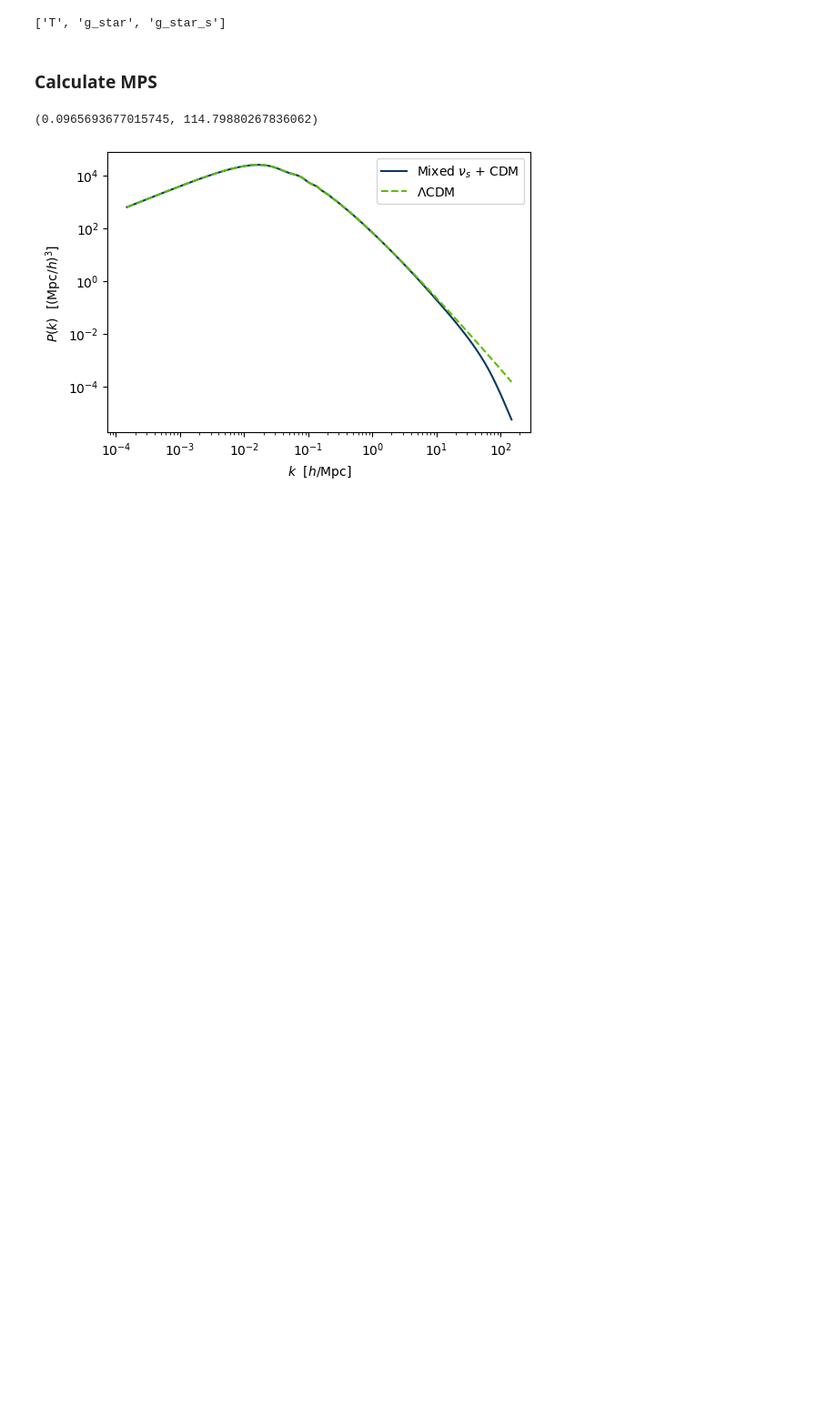
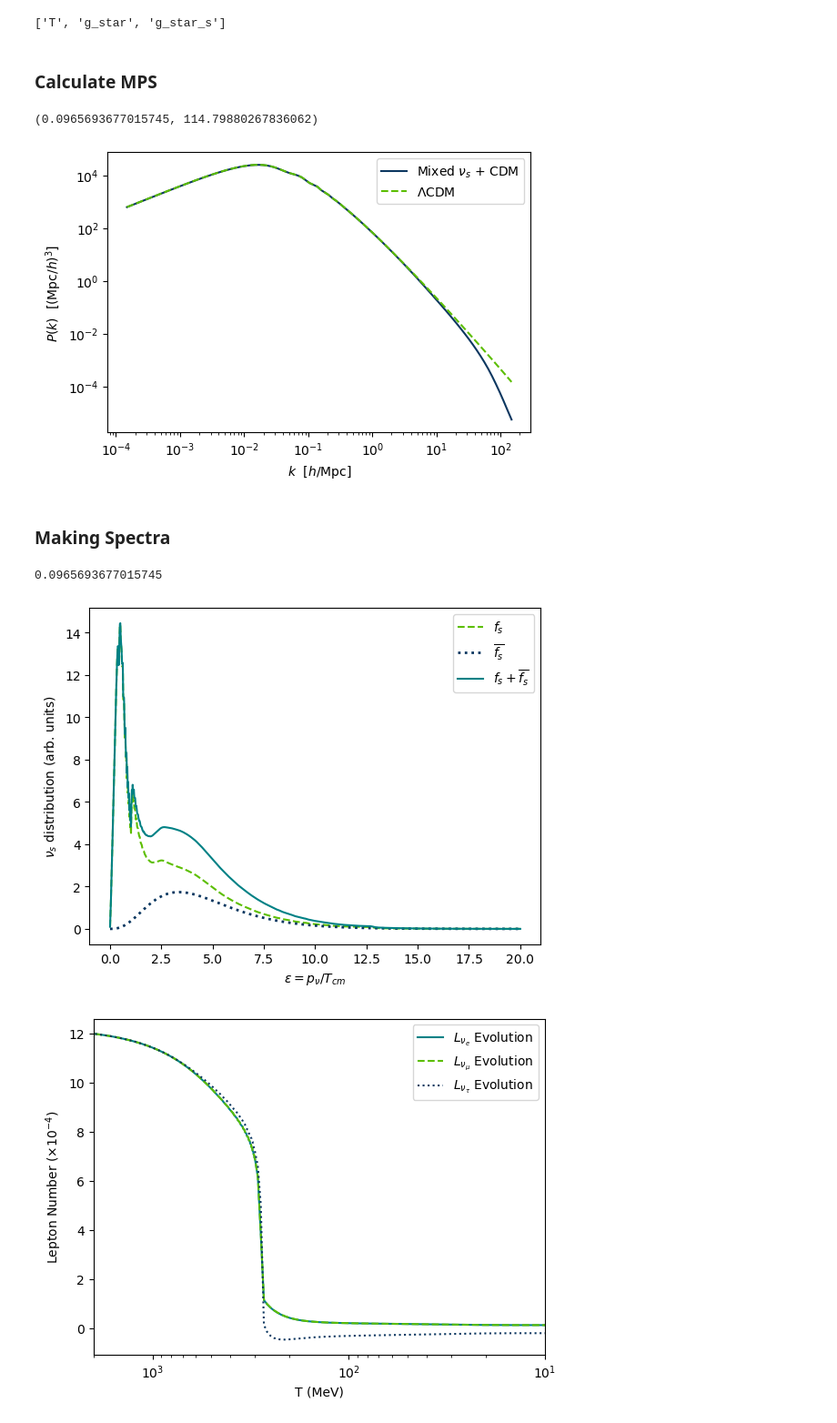
Before and after one commit to emmahorner/new_QCD, a Jupyter notebook: calculating gstar (gstar and density function).ipynb, the cells around one changed output. Shown at 91% size. Saved outputs shown, nothing was run; the diff lists cells and outputs as text; code cells hidden in the pictures; blank space fills up the shorter version.

Commit message:
spectra code

```diff
--- a/calculating gstar (gstar and density function).ipynb
+++ b/calculating gstar (gstar and density function).ipynb
@@ -226,3 +227,45 @@ image_name = 'mps.png'
 plt.savefig(image_name, format=image_format, dpi=1200)
 # %% [output]
 [figure]
+# %% [markdown]
+### Making Spectra
+# %%
+mixing = 5.33e-10
+L0 = 0.0012
+
+sterile_production(1000, 0.0071, mixing, mixing, mixing, L0, L0, L0, make_plot=False, folder_name="3to1 model", file_prefix="final3to1")
+# %% [output]
+0.0965693677015745
+# %%
+data = np.load('3to1 model/final3to1x1.20e-03x1.60e-09.npz')
+# %%
+plt.figure()
+plt.plot(data['epsilon'],data['epsilon']**2 * data['sterile_evo'][-1]*2000, linestyle = '--', color = '#5CBE00')
+plt.plot(data['epsilon'],data['epsilon']**2 * data['anti_sterile_evo'][-1]*2000, linestyle = ':', linewidth=2, color = '#0B3760')
+plt.plot(data['epsilon'],data['epsilon']**2 * data['final_distribution']*2000, color = '#008185')
+
+plt.legend(['$f_{s}$', '$\overline{f_{s}}$', '$f_{s} +\overline{f_{s}}$ '], fontsize=10)
+
+plt.xlabel(r"$\epsilon = p_\nu / T_{cm}$", fontsize=10)
+plt.ylabel(r"$\nu_s$ distribution (arb. units)", fontsize=10)
+plt.savefig("3to1-Spectra.pdf")
+image_format = 'png' # e.g .png, .svg, etc.
+image_name = '3to1-Spectra.png'
+plt.savefig(image_name, format=image_format, dpi=1200)
+
+
+plt.figure()
+plt.semilogx(data['T'], 10**4*data['lep_evo_e'], color = '#008185')
+plt.semilogx(data['T'], 10**4*data['lep_evo_mu'], linestyle = '--', color = '#5CBE00')
+plt.semilogx(data['T'], 10**4*data['lep_evo_tau'], linestyle = ':', color = '#0B3760')
+plt.legend([r'$L_{\nu_e}$ Evolution', r'$L_{\nu_{\mu}}$ Evolution', r'$L_{\nu_{\tau}}$ Evolution'], fontsize=10)
+plt.xlim(2000,10)
+plt.xlabel("T (MeV)")
+plt.ylabel(r"Lepton Number $(\times 10^{-4})}$")
+plt.savefig("3to1-LepEvo.pdf")
+image_format = 'png' # e.g .png, .svg, etc.
+image_name = '3to1-LepEvo.png'
+plt.savefig(image_name, format=image_format, dpi=1200)
+# %% [output]
+[figure, added]
+[figure, added]
```
Also changed, not shown: parts of 1 cell of this notebook.
